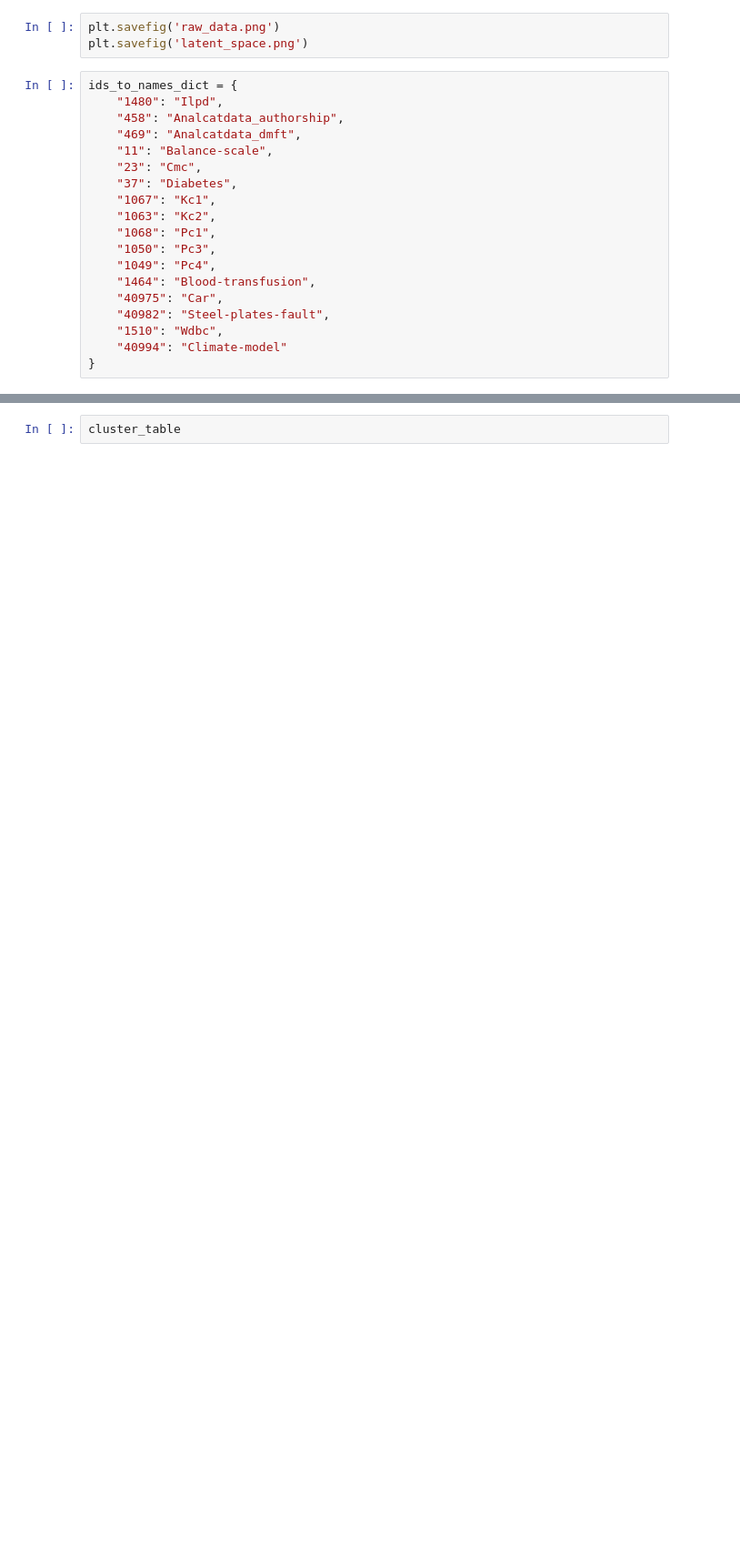
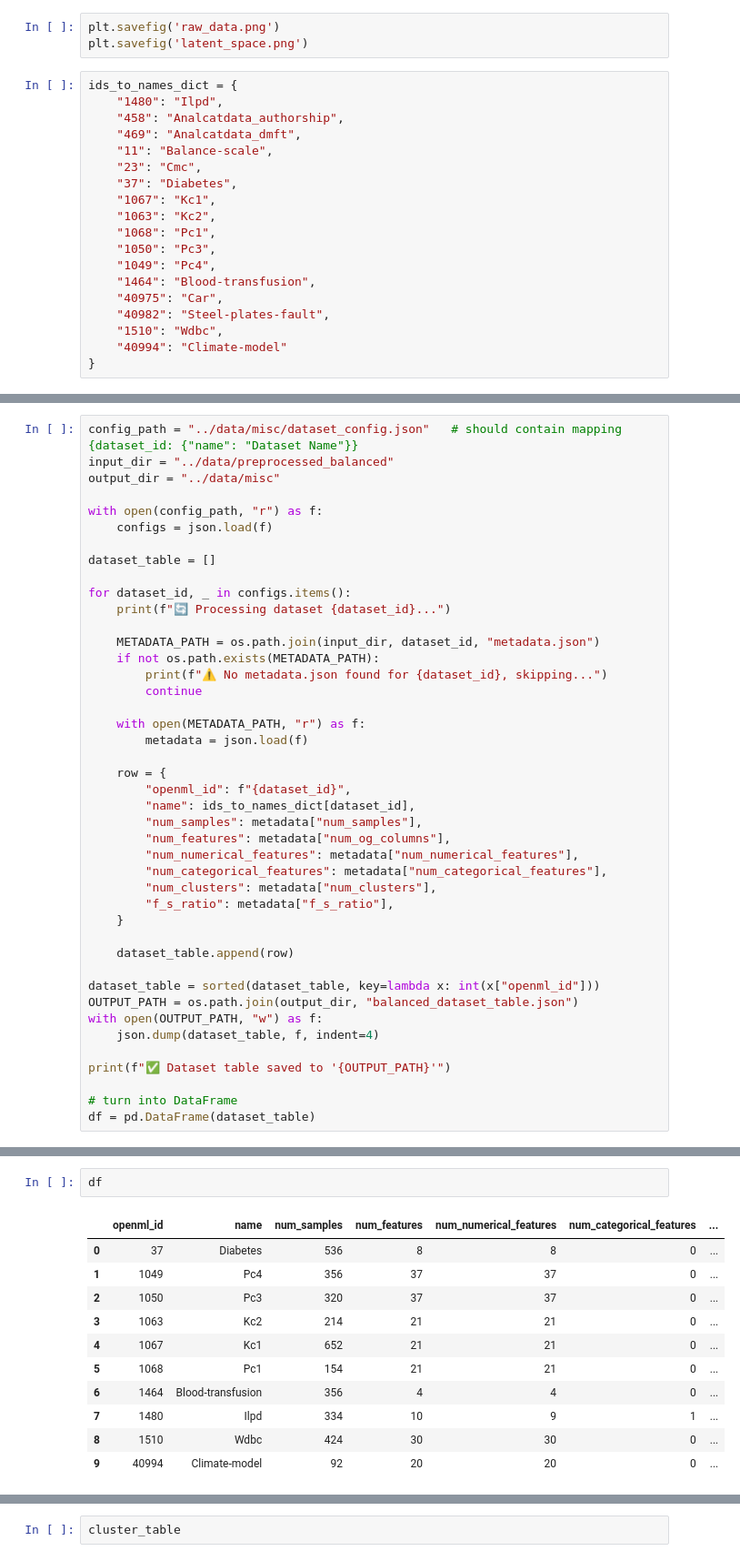
Before and after one commit to botond0401/CluTaD, a Jupyter notebook: notebooks/data_visualization.ipynb, the cells around one changed output, grey strips where cells are left out. Shown: that part at 91% size. Saved outputs shown, nothing was run; the diff lists cells and outputs as text; blank space fills up the shorter version.

```diff
--- a/notebooks/data_visualization.ipynb
+++ b/notebooks/data_visualization.ipynb
@@ -256,3 +234,46 @@ df
 | 13 | 40975 | Car | 1728 | 6 | 0 | 6 | ... |
 | 14 | 40982 | Steel-plates-fault | 1941 | 27 | 27 | 0 | ... |
 | 15 | 40994 | Climate-model | 540 | 20 | 20 | 0 | ... |
+# %%
+config_path = "../data/misc/dataset_config.json"   # should contain mapping {dataset_id: {"name": "Dataset Name"}}
+input_dir = "../data/preprocessed_balanced"
+output_dir = "../data/misc"
+
+with open(config_path, "r") as f:
+    configs = json.load(f)
+
+dataset_table = []
+
+for dataset_id, _ in configs.items():
+    print(f"🔄 Processing dataset {dataset_id}...")
+
+    METADATA_PATH = os.path.join(input_dir, dataset_id, "metadata.json")
+    if not os.path.exists(METADATA_PATH):
+        print(f"⚠️ No metadata.json found for {dataset_id}, skipping...")
+        continue
+
+    with open(METADATA_PATH, "r") as f:
+        metadata = json.load(f)
+
+    row = {
+        "openml_id": f"{dataset_id}",
+        "name": ids_to_names_dict[dataset_id],
+        "num_samples": metadata["num_samples"],
+        "num_features": metadata["num_og_columns"],
+        "num_numerical_features": metadata["num_numerical_features"],
+        "num_categorical_features": metadata["num_categorical_features"],
+        "num_clusters": metadata["num_clusters"],
+        "f_s_ratio": metadata["f_s_ratio"],
+    }
+
+    dataset_table.append(row)
+
+dataset_table = sorted(dataset_table, key=lambda x: int(x["openml_id"]))
+OUTPUT_PATH = os.path.join(output_dir, "balanced_dataset_table.json")
+with open(OUTPUT_PATH, "w") as f:
+    json.dump(dataset_table, f, indent=4)
+
+print(f"✅ Dataset table saved to '{OUTPUT_PATH}'")
+
+# turn into DataFrame
+df = pd.DataFrame(dataset_table)
@@ -259 +298,15 @@ df
+# %%
+df
+# %% [output]
+|  | openml_id | name | num_samples | num_features | num_numerical_features | num_categorical_features | ... |
+| 0 | 37 | Diabetes | 536 | 8 | 8 | 0 | ... |
+| 1 | 1049 | Pc4 | 356 | 37 | 37 | 0 | ... |
+| 2 | 1050 | Pc3 | 320 | 37 | 37 | 0 | ... |
+| 3 | 1063 | Kc2 | 214 | 21 | 21 | 0 | ... |
+| 4 | 1067 | Kc1 | 652 | 21 | 21 | 0 | ... |
+| 5 | 1068 | Pc1 | 154 | 21 | 21 | 0 | ... |
+| 6 | 1464 | Blood-transfusion | 356 | 4 | 4 | 0 | ... |
+| 7 | 1480 | Ilpd | 334 | 10 | 9 | 1 | ... |
+| 8 | 1510 | Wdbc | 424 | 30 | 30 | 0 | ... |
+| 9 | 40994 | Climate-model | 92 | 20 | 20 | 0 | ... |
 # %%
```
Also changed, not shown: parts of 4 cells of this notebook, 52 other files.
